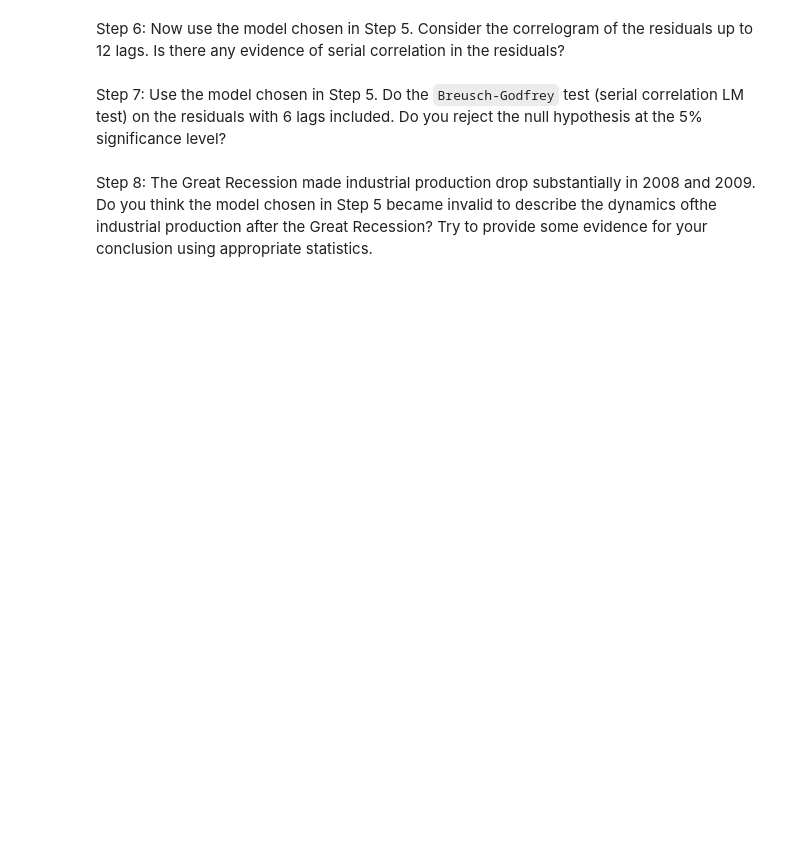
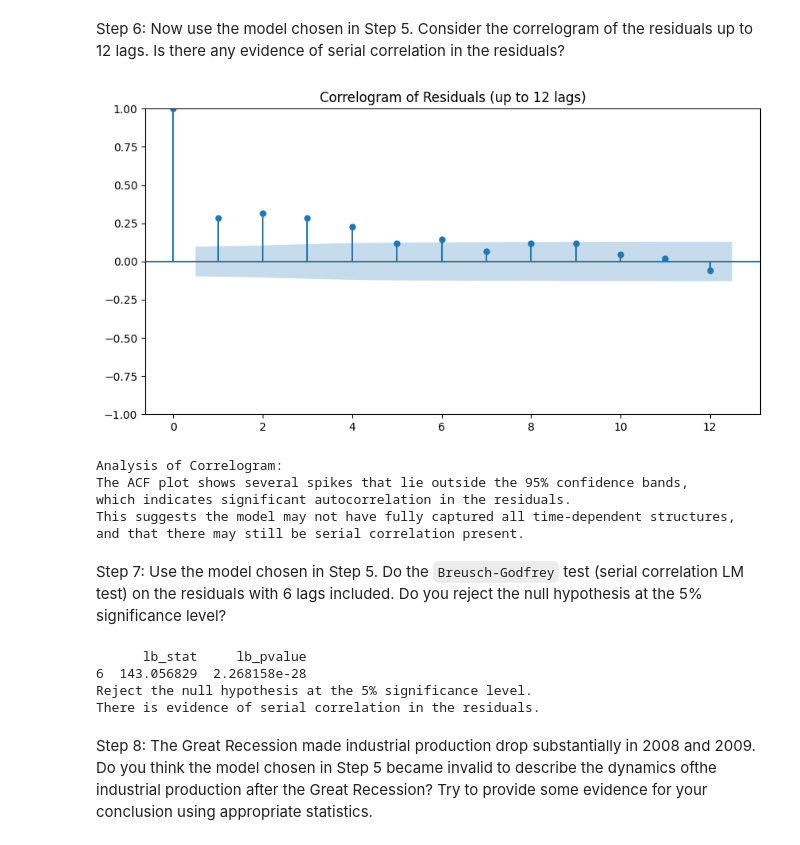
Before and after one commit to Dahai04/Econ-475, a Jupyter notebook: Course_Project.ipynb, the cells around one changed output. Drawn from its saved outputs; the diff is of its cells as text; code cells hidden in the pictures; blank space fills up the shorter version.

````diff
--- a/Course_Project.ipynb
+++ b/Course_Project.ipynb
@@ -377,2 +428,19 @@ Step 4: Estimate an AR model, including the intercept and a linear time trend, w
 # %% [markdown]
 Step 5: Choose the lag length for an AR model based on SIC and report the estimation result of the AR model with the chosen lag length.  Check out the ```Durbin-Watson``` statistic.  What doesthe DW statistic suggest?
+# %%
+best_lag = 1  # Replace with the actual best lag length from the SIC values in Step 4
+
+X = industrial_sub[['const', 'time', 'lip']].shift(best_lag).dropna()
+y = industrial_sub['lip'].iloc[best_lag:].values
+model = sm.OLS(y, X)
+results = model.fit()
+print(results.summary())
+
+dw_statistic = results.df_model  # Replace with the actual Durbin-Watson statistic from the summary
+
+print(f"Durbin-Watson statistic: {dw_statistic}")
+
+if dw_statistic < 1.5 or dw_statistic > 2.5:
+    print(f"The Durbin-Watson statistic ({dw_statistic}) suggests the presence of autocorrelation in the residuals.")
+else:
+    print(f"The Durbin-Watson statistic ({dw_statistic}) does not suggest strong autocorrelation in the residuals.")
@@ -379,6 +465,47 @@ Step 5: Choose the lag length for an AR model based on SIC and report the estima
 # %% [markdown]
 Step 6: Now use the model chosen in Step 5. Consider the correlogram of the residuals up to 12 lags. Is there any evidence of serial correlation in the residuals?
+# %%
+residuals = results.resid
+
+fig, ax = plt.subplots(figsize=(10, 5))
+plot_acf(residuals, lags=12, ax=ax)
+plt.title('Correlogram of Residuals (up to 12 lags)')
+plt.show()
+
+print("Analysis of Correlogram:")
+print("The ACF plot shows several spikes that lie outside the 95% confidence bands,")
+print("which indicates significant autocorrelation in the residuals.")
+print("This suggests the model may not have fully captured all time-dependent structures,")
+print("and that there may still be serial correlation present.")
+# %% [output]
+[figure, added]
+Analysis of Correlogram:
+The ACF plot shows several spikes that lie outside the 95% confidence bands,
+which indicates significant autocorrelation in the residuals.
+This suggests the model may not have fully captured all time-dependent structures,
+and that there may still be serial correlation present.
 # %% [markdown]
 Step 7: Use the model chosen in Step 5. Do the ```Breusch-Godfrey``` test (serial correlation LM test) on the residuals with 6 lags included.  Do you reject the null hypothesis at the 5% significance level?
+# %%
+from statsmodels.stats.diagnostic import acorr_ljungbox
+
+residuals = results.resid  # make sure 'results' is the fitted model from Step 5
+test_result = acorr_ljungbox(residuals, lags=[6], return_df=True)
+
+print(test_result)
+
+p_value = test_result['lb_pvalue'].values[0]  # correct way to get the p-value
+
+if p_value < 0.05:
+    print("Reject the null hypothesis at the 5% significance level.")
+    print("There is evidence of serial correlation in the residuals.")
+else:
+    print("Fail to reject the null hypothesis at the 5% significance level.")
+    print("There is no significant evidence of serial correlation in the residuals.")
+# %% [output]
+      lb_stat     lb_pvalue
+6  143.056829  2.268158e-28
+Reject the null hypothesis at the 5% significance level.
+There is evidence of serial correlation in the residuals.
 # %% [markdown]
 Step 8: The Great Recession made industrial production drop substantially in 2008 and 2009. Do you think the model chosen in Step 5 became invalid to describe the dynamics ofthe industrial production after the Great Recession?  Try to provide some evidence for your conclusion using appropriate statistics.
````
Also changed, not shown: parts of 19 cells of this notebook.
